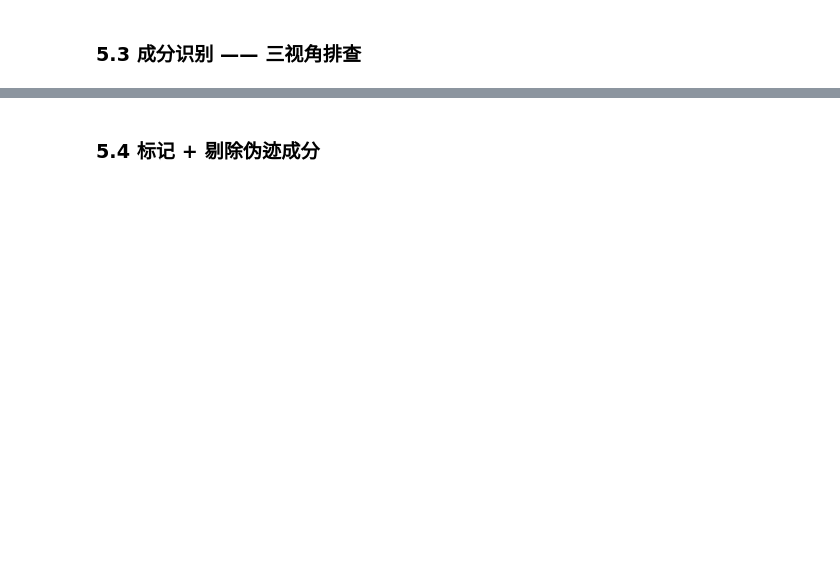
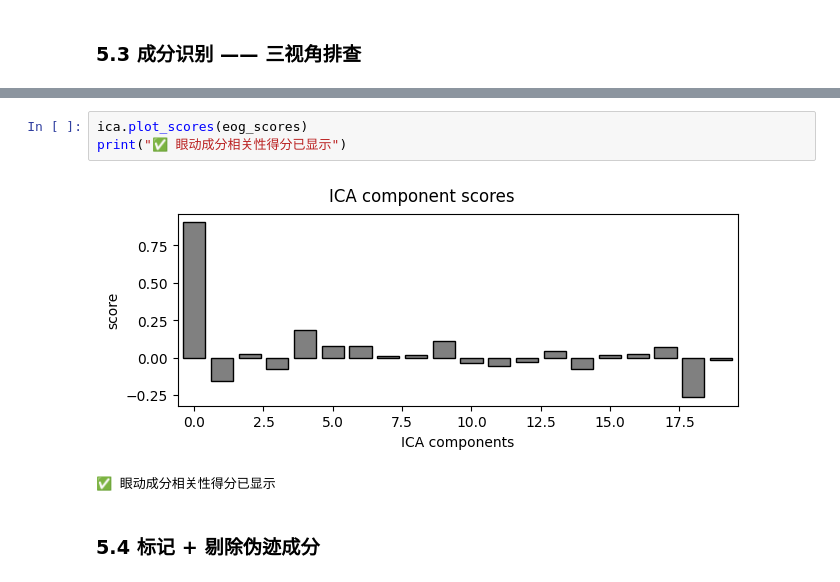
Before and after one commit to usstziyi/eeg_ica_learning, a Jupyter notebook: notebooks/unit5_full_pipeline.ipynb, the cells around one changed output, grey strips where cells are left out. Saved outputs shown, nothing was run; the diff lists cells and outputs as text; blank space fills up the shorter version.

```diff
--- a/notebooks/unit5_full_pipeline.ipynb
+++ b/notebooks/unit5_full_pipeline.ipynb
@@ -76,2 +131,8 @@ for i in suspects:
+# %%
+ica.plot_scores(eog_scores)
+print("✅ 眼动成分相关性得分已显示")
+# %% [output]
+[figure, added]
+✅ 眼动成分相关性得分已显示
 # %% [markdown]
 ### 5.4 标记 + 剔除伪迹成分
```
Also changed, not shown: parts of 14 cells of this notebook, 4 other files.
